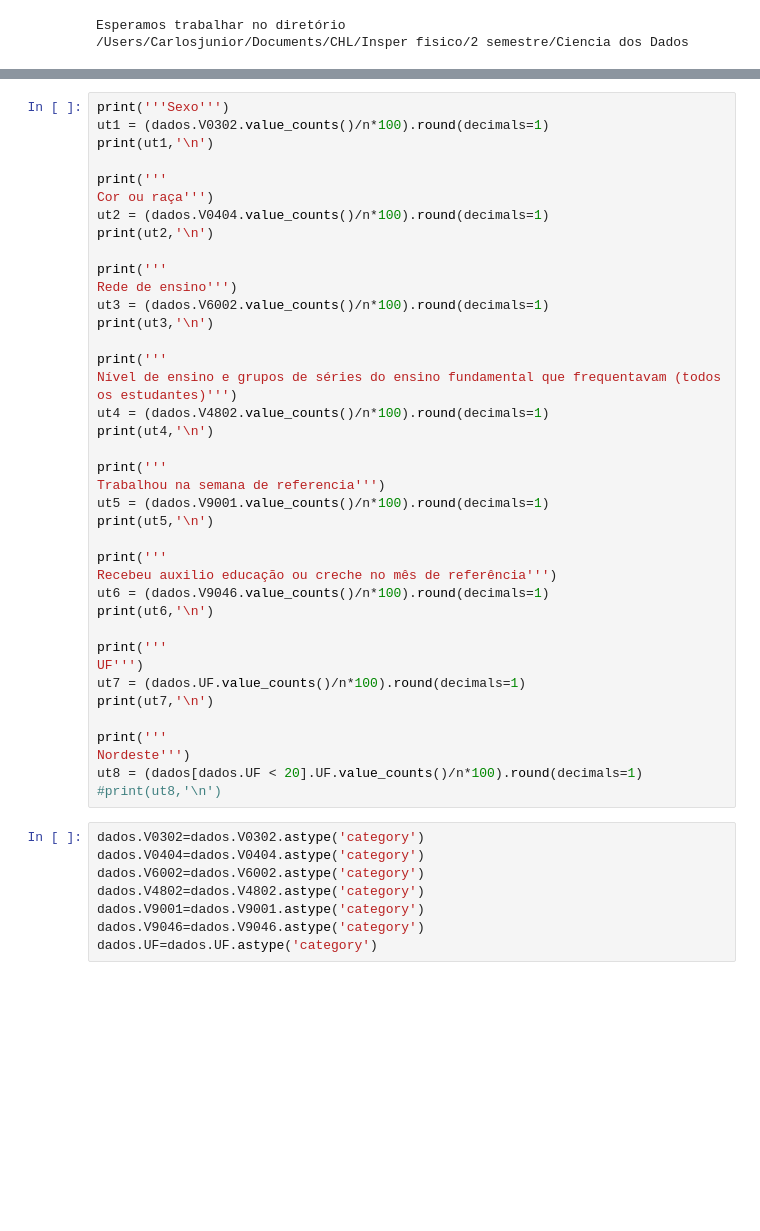
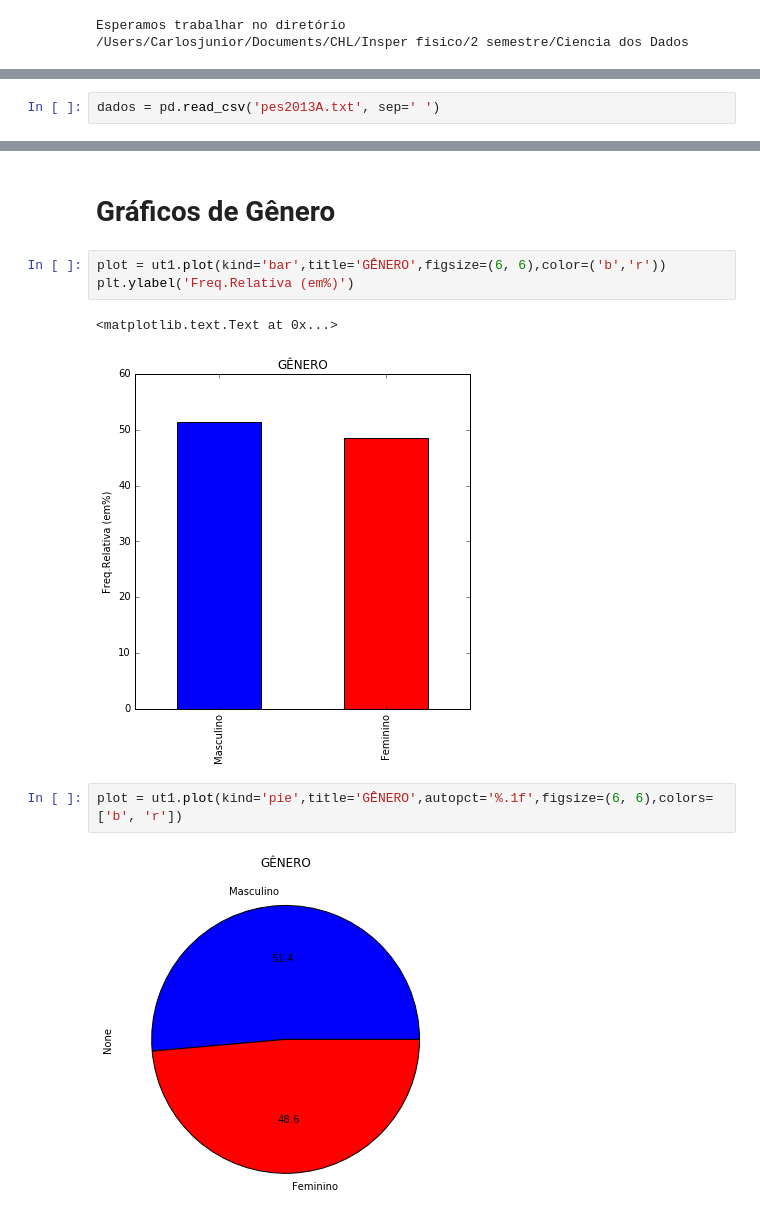
Before and after one commit to carloshljr/CD, a Jupyter notebook: Aula02 Atividade Variáveis Qualitativas com PNAD.ipynb, the cells around one changed output, grey strips where cells are left out. Saved outputs shown, nothing was run; the diff lists cells and outputs as text; blank space fills up the shorter version.

```diff
--- a/Aula02 Atividade Variáveis Qualitativas com PNAD.ipynb
+++ b/Aula02 Atividade Variáveis Qualitativas com PNAD.ipynb
@@ -92,2 +90,4 @@ dados = pd.read_excel('PNAD2013A.xlsx')
+# %%
+dados = pd.read_csv('pes2013A.txt', sep=' ')
 # %%
 dados.shape
@@ -129,47 +206,12 @@ dados.UF.cat.categories = ('Rondônia','Acre','Amazonas','Roraima','Pará','Amap
-# %%
-print('''Sexo''')
-ut1 = (dados.V0302.value_counts()/n*100).round(decimals=1)
-print(ut1,'\n')
-
-print('''
-Cor ou raça''')
-ut2 = (dados.V0404.value_counts()/n*100).round(decimals=1)
-print(ut2,'\n')
-
-print('''
-Rede de ensino''')
-ut3 = (dados.V6002.value_counts()/n*100).round(decimals=1)
-print(ut3,'\n')
-
-print('''
-Nível de ensino e grupos de séries do ensino fundamental que frequentavam (todos os estudantes)''')
-ut4 = (dados.V4802.value_counts()/n*100).round(decimals=1)
-print(ut4,'\n')
-
-print('''
-Trabalhou na semana de referencia''')
-ut5 = (dados.V9001.value_counts()/n*100).round(decimals=1)
-print(ut5,'\n')
-
-print('''
-Recebeu auxilio educação ou creche no mês de referência''')
-ut6 = (dados.V9046.value_counts()/n*100).round(decimals=1)
-print(ut6,'\n')
-
-print('''
-UF''')
-ut7 = (dados.UF.value_counts()/n*100).round(decimals=1)
-print(ut7,'\n')
-
-print('''
-Nordeste''')
-ut8 = (dados[dados.UF < 20].UF.value_counts()/n*100).round(decimals=1)
-#print(ut8,'\n')
-# %%
-dados.V0302=dados.V0302.astype('category')
-dados.V0404=dados.V0404.astype('category')
-dados.V6002=dados.V6002.astype('category')
-dados.V4802=dados.V4802.astype('category')
-dados.V9001=dados.V9001.astype('category')
-dados.V9046=dados.V9046.astype('category')
-dados.UF=dados.UF.astype('category')
+# %% [markdown]
+# Gráficos de Gênero
+# %%
+plot = ut1.plot(kind='bar',title='GÊNERO',figsize=(6, 6),color=('b','r'))
+plt.ylabel('Freq.Relativa (em%)')
+# %% [output]
+<matplotlib.text.Text at 0x...>
+[figure, added]
+# %%
+plot = ut1.plot(kind='pie',title='GÊNERO',autopct='%.1f',figsize=(6, 6),colors=['b', 'r'])
+# %% [output]
+[figure, added]
```
Also changed, not shown: parts of 54 cells of this notebook.
